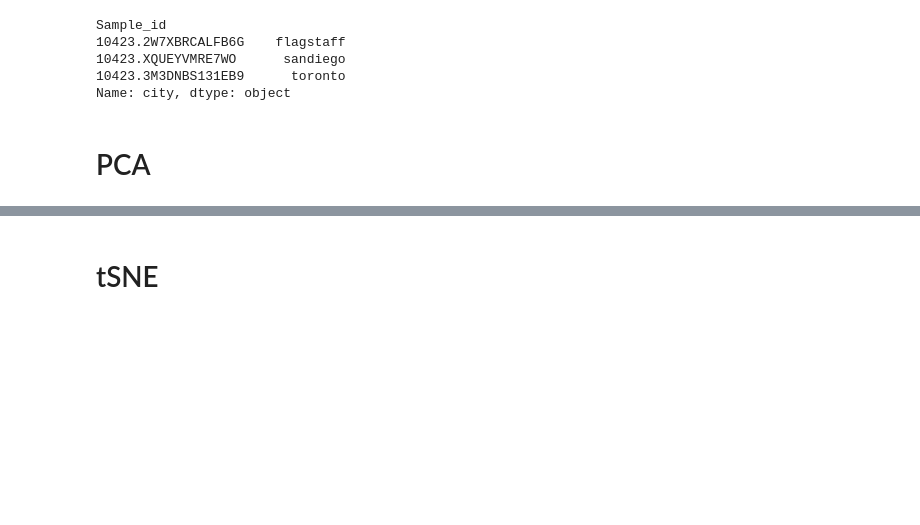
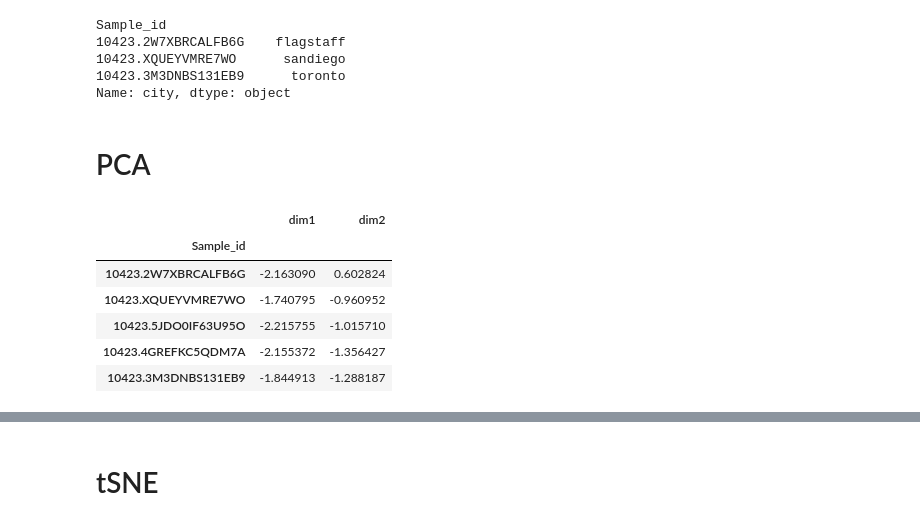
Before and after one commit to njparker1993/Microbiome_Machine_Learning, a Jupyter notebook: geography_data_clustering_visualizations.ipynb, the cells around one changed output, grey strips where cells are left out. Cells and saved outputs as stored; diff of their text form; code cells hidden in the pictures; blank space fills up the shorter version.

```diff
--- a/geography_data_clustering_visualizations.ipynb
+++ b/geography_data_clustering_visualizations.ipynb
@@ -82,3 +76,13 @@ plot_df = pd.DataFrame(data = principalComponents, columns = ['dim1', 'dim2'], i
+# %%
+plot_df.head()
+# %% [output]
+|  | dim1 | dim2 |
+| Sample_id |  |  |
+| 10423.2W7XBRCALFB6G | -2.163090 | 0.602824 |
+| 10423.XQUEYVMRE7WO | -1.740795 | -0.960952 |
+| 10423.5JDO0IF63U95O | -2.215755 | -1.015710 |
+| 10423.4GREFKC5QDM7A | -2.155372 | -1.356427 |
+| 10423.3M3DNBS131EB9 | -1.844913 | -1.288187 |
 # %%
 sns.scatterplot(x = 'dim1', y = 'dim2', data = plot_df)
 # %% [output]
```
Also changed, not shown: parts of 11 cells of this notebook.
